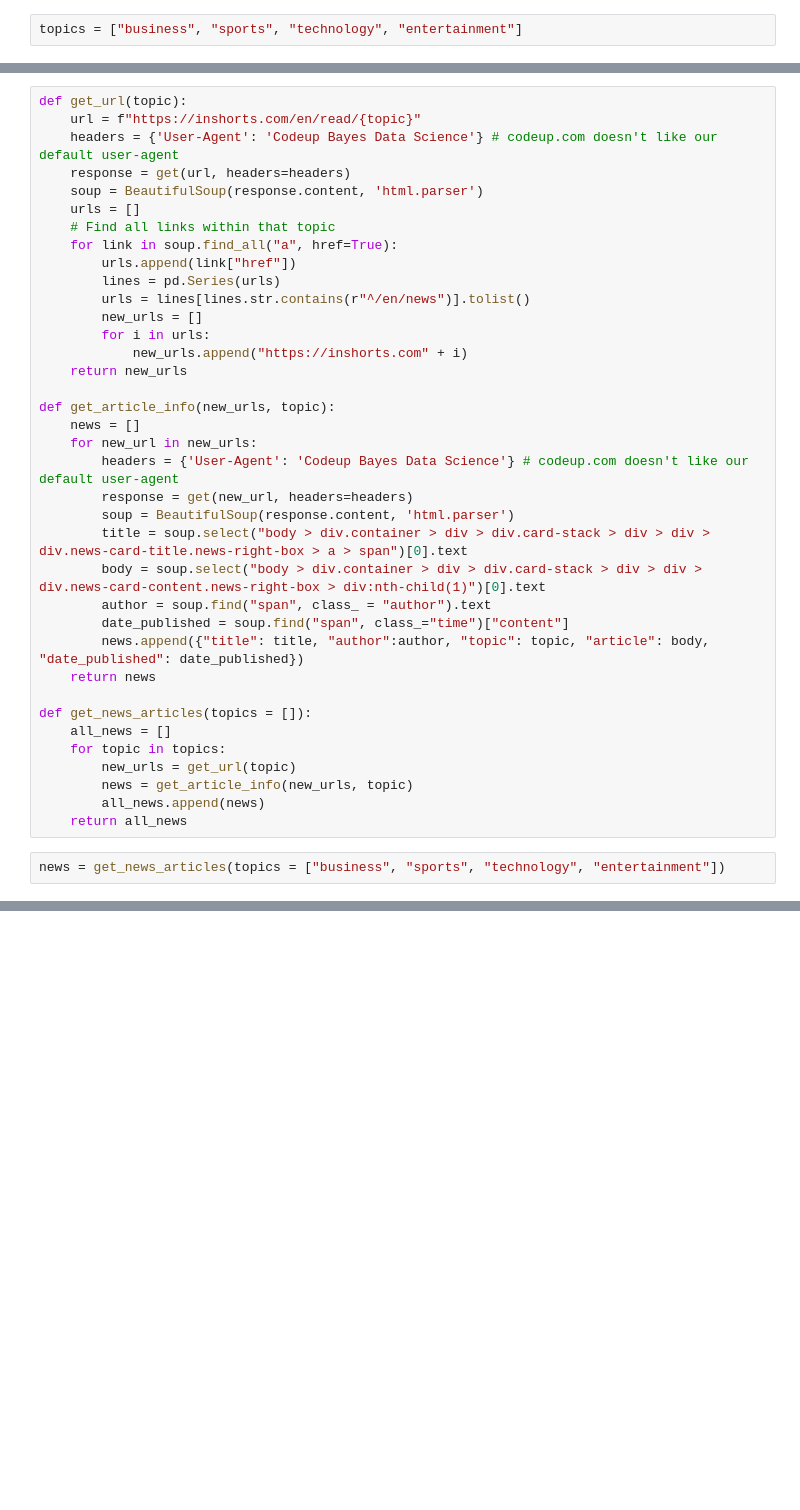
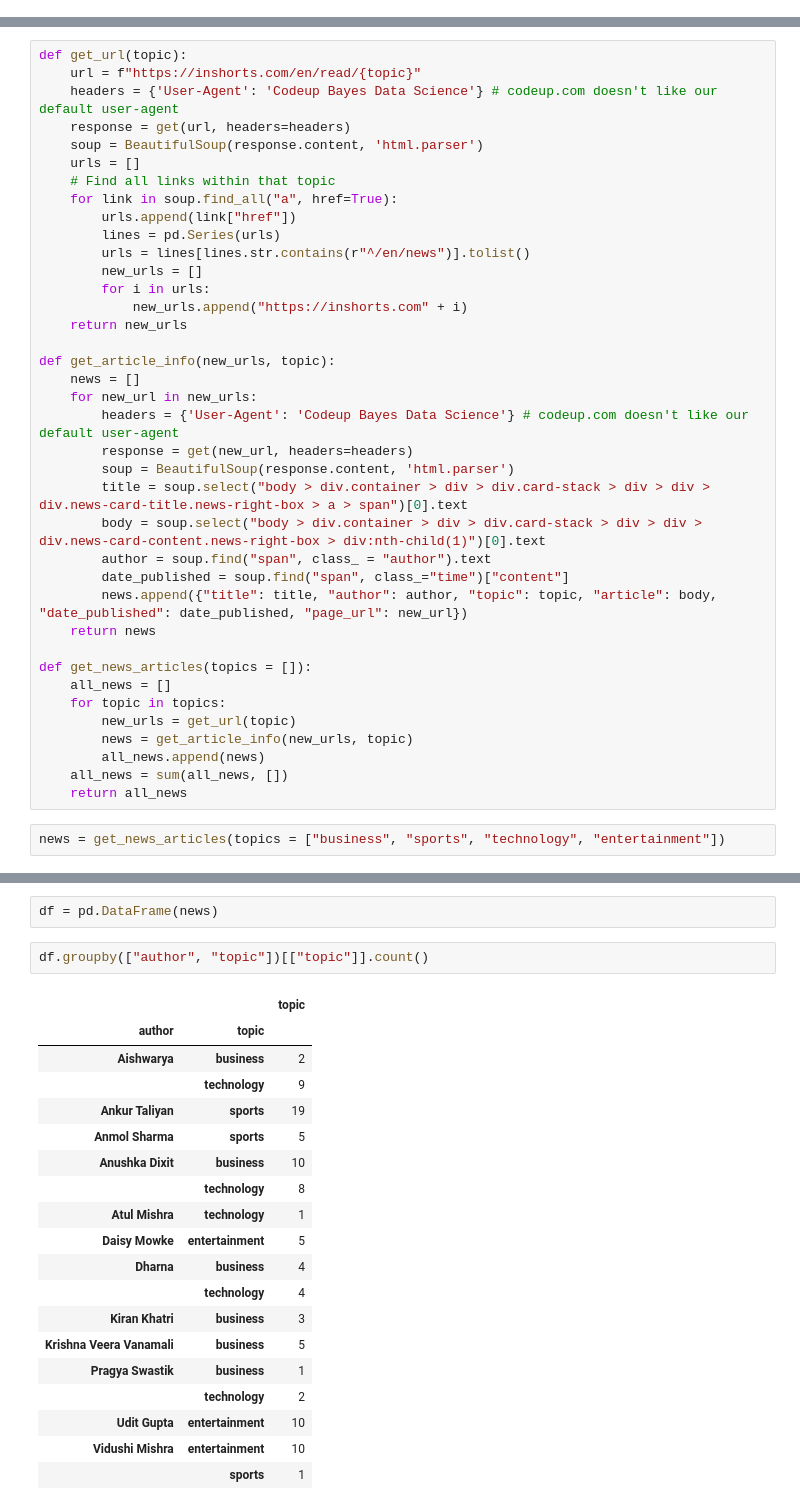
Before and after one commit to guedanie/natural-language-processing, a Jupyter notebook: acquire_exercises.ipynb, the cells around one changed output, grey strips where cells are left out. Saved outputs shown, nothing was run; the diff lists cells and outputs as text; blank space fills up the shorter version.

````diff
--- a/acquire_exercises.ipynb
+++ b/acquire_exercises.ipynb
@@ -229,5 +229,3 @@ The end product of this should be a function named get_news_articles that return
     'category': 'business' # for example
 }
 ```
-# %%
-topics = ["business", "sports", "technology", "entertainment"]
@@ -321,7 +324,7 @@ def get_article_info(new_urls, topic):
         body = soup.select("body > div.container > div > div.card-stack > div > div > div.news-card-content.news-right-box > div:nth-child(1)")[0].text
         author = soup.find("span", class_ = "author").text
         date_published = soup.find("span", class_="time")["content"]
-        news.append({"title": title, "author":author, "topic": topic, "article": body, "date_published": date_published})
+        news.append({"title": title, "author": author, "topic": topic, "article": body, "date_published": date_published, "page_url": new_url})
     return news
 
 def get_news_articles(topics = []):
@@ -330,6 +333,7 @@ def get_news_articles(topics = []):
         new_urls = get_url(topic)
         news = get_article_info(new_urls, topic)
         all_news.append(news)
+    all_news = sum(all_news, [])
     return all_news
 # %%
 news = get_news_articles(topics = ["business", "sports", "technology", "entertainment"])
@@ -337,0 +340,24 @@ news[0]
+# %%
+df = pd.DataFrame(news)
+# %%
+df.groupby(["author", "topic"])[["topic"]].count()
+# %% [output]
+|  |  | topic |
+| author | topic |  |
+| Aishwarya | business | 2 |
+|  | technology | 9 |
+| Ankur Taliyan | sports | 19 |
+| Anmol Sharma | sports | 5 |
+| Anushka Dixit | business | 10 |
+|  | technology | 8 |
+| Atul Mishra | technology | 1 |
+| Daisy Mowke | entertainment | 5 |
+| Dharna | business | 4 |
+|  | technology | 4 |
+| Kiran Khatri | business | 3 |
+| Krishna Veera Vanamali | business | 5 |
+| Pragya Swastik | business | 1 |
+|  | technology | 2 |
+| Udit Gupta | entertainment | 10 |
+| Vidushi Mishra | entertainment | 10 |
+|  | sports | 1 |
````
Also changed, not shown: parts of 5 cells of this notebook.
